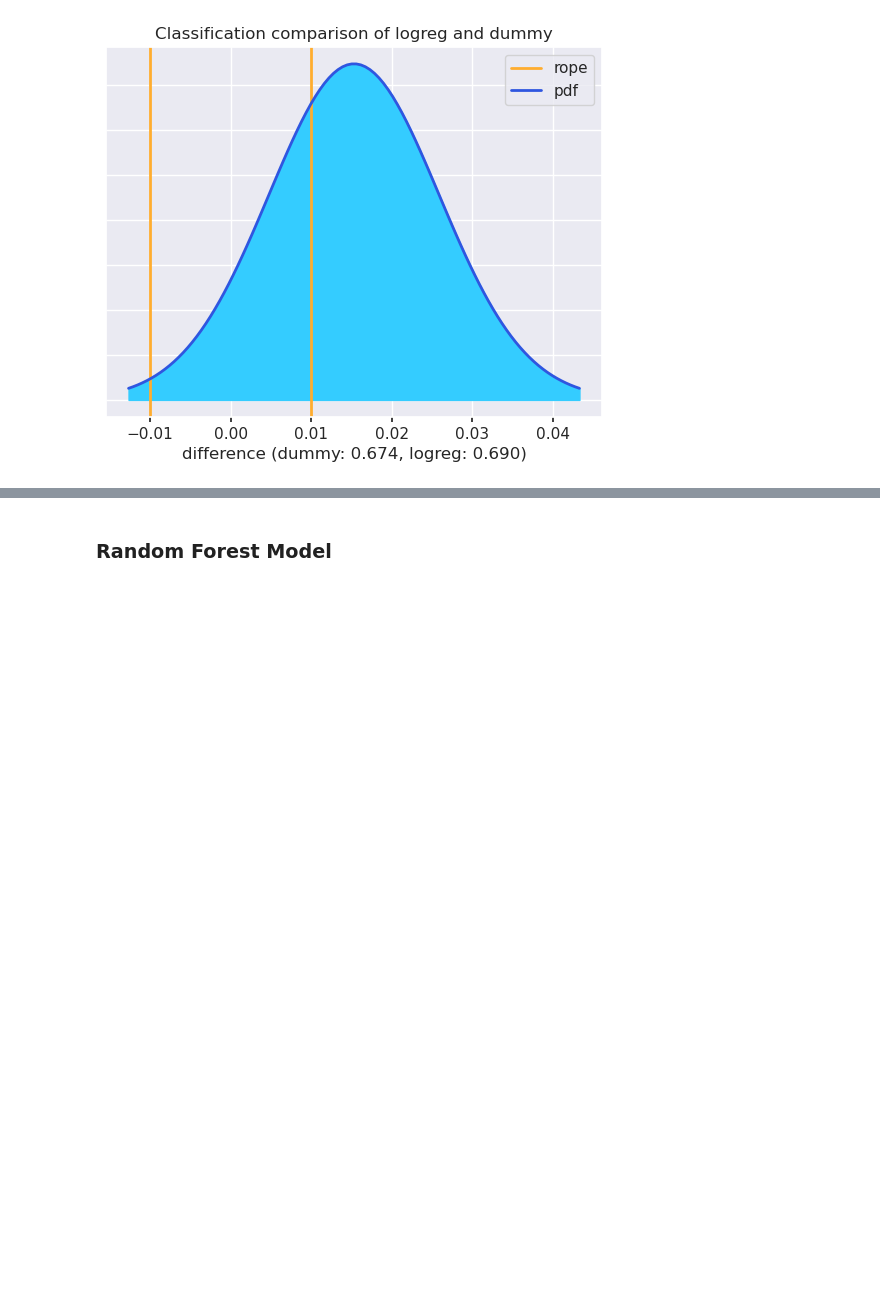
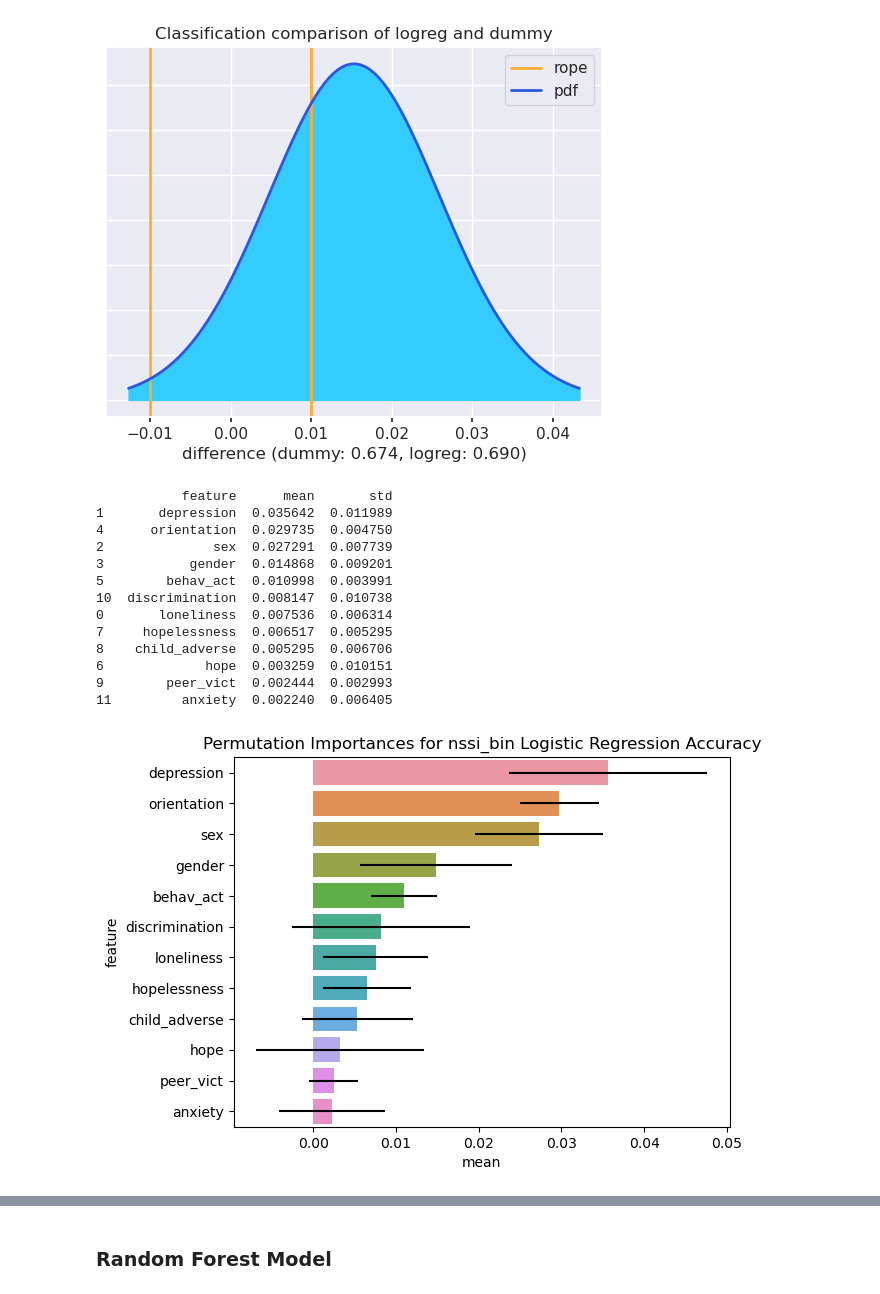
Before and after one commit to NRKako/machine_learning, a Jupyter notebook: self_harm.ipynb, the cells around one changed output, grey strips where cells are left out. Drawn from its saved outputs; the diff is of its cells as text; code cells hidden in the pictures; blank space fills up the shorter version.

Commit message:
added feature importance code

```diff
--- a/self_harm.ipynb
+++ b/self_harm.ipynb
@@ -689,3 +702,39 @@ print(logreg_vs_dummy)
 # %% [output]
 ((0.009752272340323703, 0.3002283946718435, 0.6900193329878328), <Figure size 640x480 with 1 Axes>)
 [figure]
+# %%
+# split data for permutation importance computation
+X_train, X_test, y_train, y_test = train_test_split(features, target, test_size=0.2, random_state=0)
+
+# permutation importance computation
+pipeline.fit(X_train, y_train)
+perm_results = permutation_importance(pipeline, X_test, y_test, n_repeats=10, random_state=0, n_jobs=2)
+
+# store results in a dataframe and sort
+perm_results_df = pd.DataFrame()
+perm_results_df['feature'] = X_test.columns
+perm_results_df['mean'] = perm_results.importances_mean
+perm_results_df['std'] = perm_results.importances_std
+perm_results_df.sort_values('mean', ascending=False, inplace=True)
+
+# view results
+print(perm_results_df)
+plt.title("Permutation Importances for nssi_bin Logistic Regression Accuracy")
+sns.barplot(x=perm_results_df['mean'], y=perm_results_df['feature'], xerr=perm_results_df['std'])
+
+None
+# %% [output]
+           feature      mean       std
+1       depression  0.035642  0.011989
+4      orientation  0.029735  0.004750
+2              sex  0.027291  0.007739
+3           gender  0.014868  0.009201
+5        behav_act  0.010998  0.003991
+10  discrimination  0.008147  0.010738
+0       loneliness  0.007536  0.006314
+7     hopelessness  0.006517  0.005295
+8    child_adverse  0.005295  0.006706
+6             hope  0.003259  0.010151
+9        peer_vict  0.002444  0.002993
+11         anxiety  0.002240  0.006405
+[figure, added]
```
Also changed, not shown: parts of 6 cells of this notebook.
